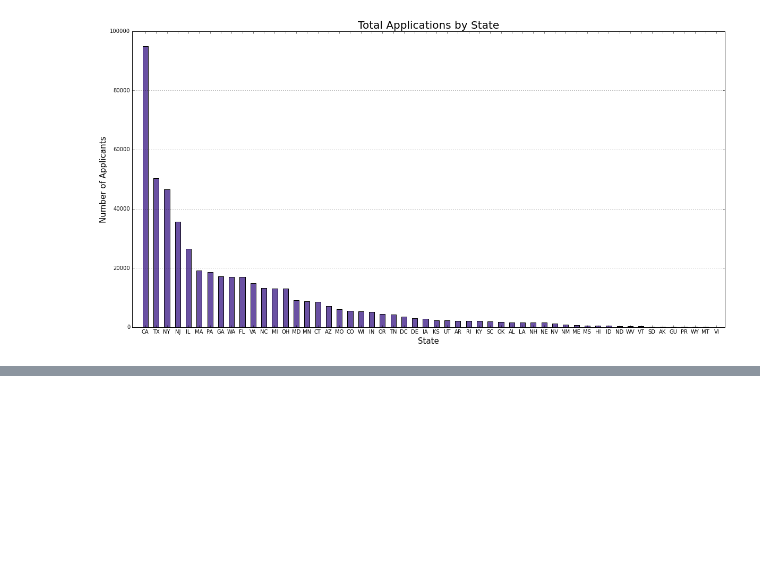
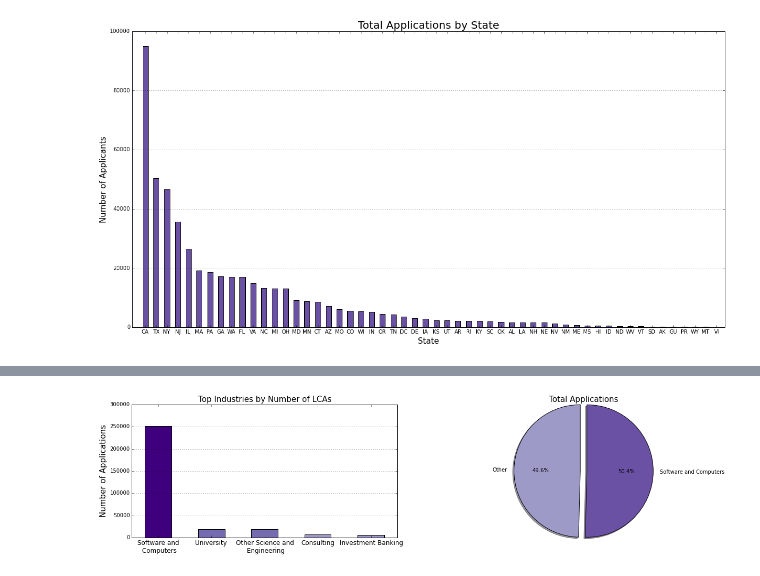
Before and after one commit to smehraein/LCA_Analysis, a Jupyter notebook: Labor Condition Applications Analysis.ipynb, the cells around one changed output, grey strips where cells are left out. Drawn from its saved outputs; the diff is of its cells as text; code cells hidden in the pictures; blank space fills up the shorter version.

```diff
--- a/Labor Condition Applications Analysis.ipynb
+++ b/Labor Condition Applications Analysis.ipynb
@@ -452,0 +452,53 @@ As expected, the largest state (CA) has the most applicants but some other state
+# %%
+grouped_by_industry = delta_df.groupby("LCA_CASE_NAICS_CODE")
+industry_applications = grouped_by_industry.size().order(ascending=False)
+
+computer_industries = [541511, 541512, 541519, 541510, 54151]
+eng_sci_industries = [541330, 5416]
+universities = [611310]
+consulting = [54161]
+investment_banking = [523110]
+
+total_applicants = float(len(delta_df))
+computer_ind_apps = industry_applications[computer_industries].sum()
+eng_sci_ind_apps = industry_applications[eng_sci_industries].sum()
+university_apps = industry_applications[eng_sci_industries].sum()
+consulting_apps = industry_applications[consulting].sum()
+banking_apps = industry_applications[investment_banking].sum()
+top_10_ind_apps = industry_applications.head(10).sum()
+
+industry_values = [computer_ind_apps, university_apps, eng_sci_ind_apps, consulting_apps, banking_apps]
+industry_names = ["Software and \n Computers", "University", "Other Science and \n Engineering",
+                  "Consulting", "Investment Banking"]
+
+colors = ["#3f007d", "#756bb1", "#756bb1","#9e9ac8","#9e9ac8"]
+lefts = range(1,len(industry_names)+1)
+bar_widths = 0.5
+
+plt.figure(figsize=(20,10))
+plt.subplot(221)
+
+plt.bar(lefts, industry_values, width=bar_widths, color=colors)
+plt.grid(True, axis="y")
+plt.title("Top Industries by Number of LCAs", fontsize=15)
+plt.xticks([0.25+x for x in lefts], industry_names, fontsize=12)
+plt.xlim(0.75, 5.75)
+plt.ylabel("Number of Applications", fontsize=15)
+
+
+plt.subplot(222)
+
+comp_prop = computer_ind_apps/total_applicants
+labels = ["Other", "Software and Computers"]
+sizes = [(1-comp_prop), comp_prop]
+colors = ["#9e9ac8", "#6a51a3"]
+explode = (0, 0.1)
+
+plt.pie(sizes, explode=explode, labels=labels, colors=colors,
+        autopct='%1.1f%%', shadow=True,  startangle=90)
+plt.axis('scaled')
+plt.title("Total Applications", fontsize=15)
+
+plt.show()
+# %% [output]
+[figure, added]
```
Also changed, not shown: parts of 10 cells of this notebook.
